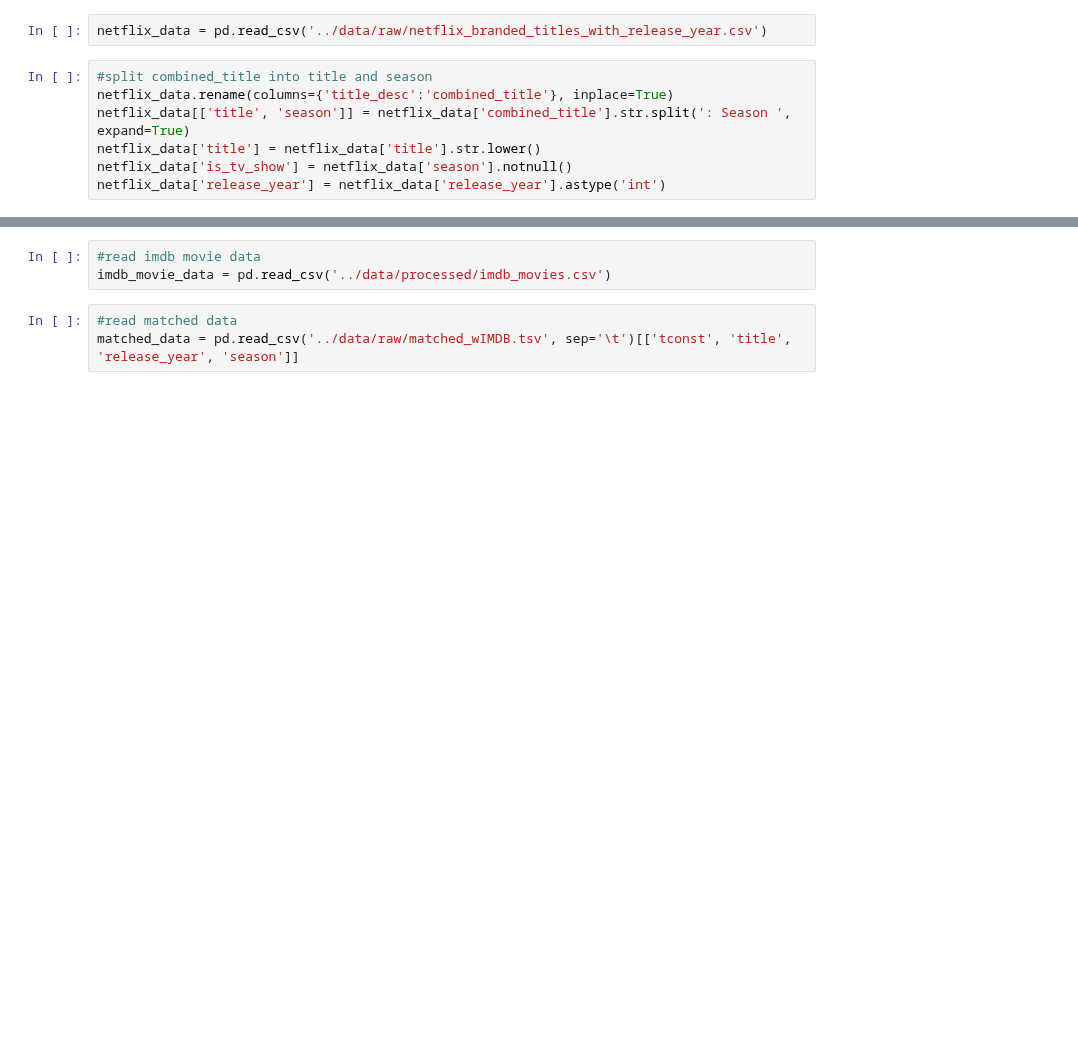
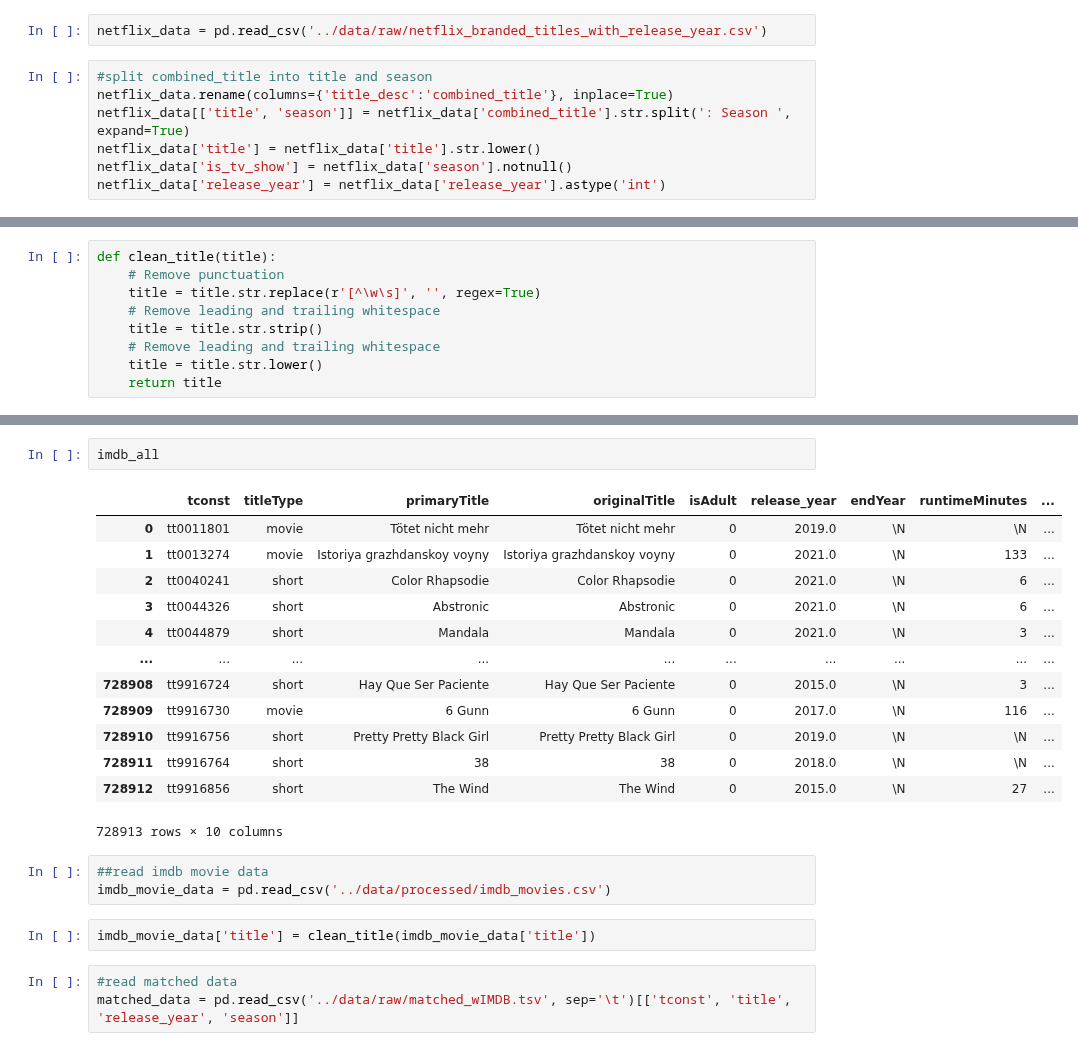
Before and after one commit to Joeyzect/Netflix_ALab_2022, a Jupyter notebook: notebooks/00-joseph-initial.ipynb, the cells around one changed output, grey strips where cells are left out. Cells and saved outputs as stored; diff of their text form; blank space fills up the shorter version.

```diff
--- a/notebooks/00-joseph-initial.ipynb
+++ b/notebooks/00-joseph-initial.ipynb
@@ -12,0 +18,9 @@ netflix_data['release_year'] = netflix_data['release_year'].astype('int')
+# %%
+def clean_title(title):
+    # Remove punctuation
+    title = title.str.replace(r'[^\w\s]', '', regex=True)
+    # Remove leading and trailing whitespace
+    title = title.str.strip()
+    # Remove leading and trailing whitespace
+    title = title.str.lower()
+    return title
@@ -13,6 +313,24 @@ netflix_data['release_year'] = netflix_data['release_year'].astype('int')
+# %%
+imdb_all
+# %% [output]
+|  | tconst | titleType | primaryTitle | originalTitle | isAdult | release_year | endYear | runtimeMinutes | ... |
+| 0 | tt0011801 | movie | Tötet nicht mehr | Tötet nicht mehr | 0 | 2019.0 | \N | \N | ... |
+| 1 | tt0013274 | movie | Istoriya grazhdanskoy voyny | Istoriya grazhdanskoy voyny | 0 | 2021.0 | \N | 133 | ... |
+| 2 | tt0040241 | short | Color Rhapsodie | Color Rhapsodie | 0 | 2021.0 | \N | 6 | ... |
+| 3 | tt0044326 | short | Abstronic | Abstronic | 0 | 2021.0 | \N | 6 | ... |
+| 4 | tt0044879 | short | Mandala | Mandala | 0 | 2021.0 | \N | 3 | ... |
+| ... | ... | ... | ... | ... | ... | ... | ... | ... | ... |
+| 728908 | tt9916724 | short | Hay Que Ser Paciente | Hay Que Ser Paciente | 0 | 2015.0 | \N | 3 | ... |
+| 728909 | tt9916730 | movie | 6 Gunn | 6 Gunn | 0 | 2017.0 | \N | 116 | ... |
+| 728910 | tt9916756 | short | Pretty Pretty Black Girl | Pretty Pretty Black Girl | 0 | 2019.0 | \N | \N | ... |
+| 728911 | tt9916764 | short | 38 | 38 | 0 | 2018.0 | \N | \N | ... |
+| 728912 | tt9916856 | short | The Wind | The Wind | 0 | 2015.0 | \N | 27 | ... |
+728913 rows × 10 columns
 # %%
-#read imdb movie data
+##read imdb movie data
 imdb_movie_data = pd.read_csv('../data/processed/imdb_movies.csv')
+# %%
+imdb_movie_data['title'] = clean_title(imdb_movie_data['title'])
 # %%
 #read matched data
 matched_data = pd.read_csv('../data/raw/matched_wIMDB.tsv', sep='\t')[['tconst', 'title', 'release_year', 'season']]
```
Also changed, not shown: parts of 55 cells of this notebook, 5 other files.
